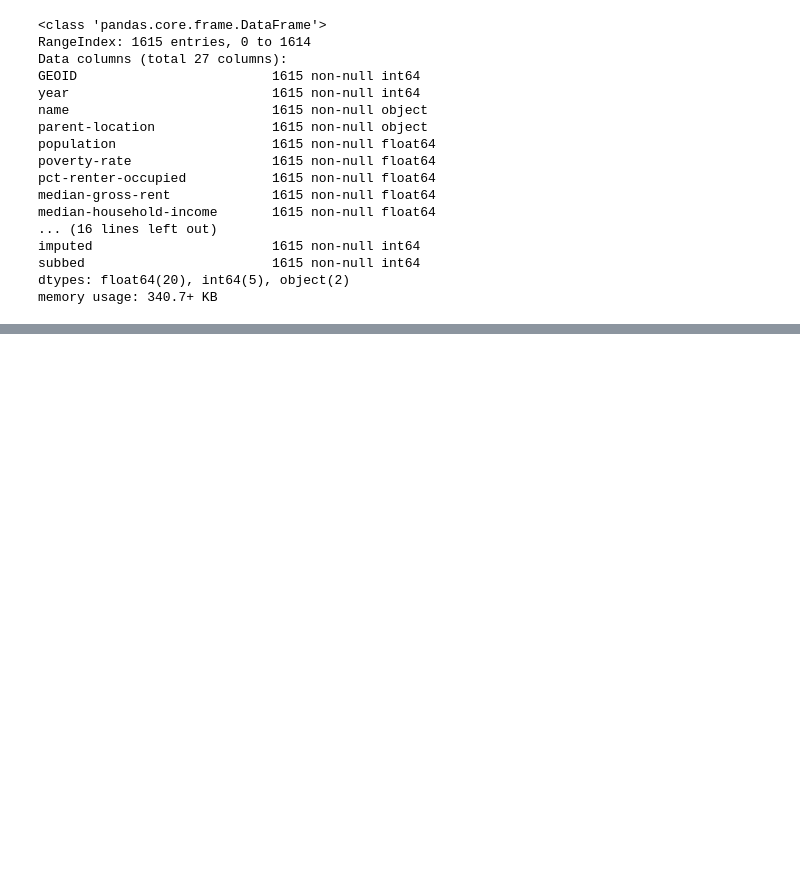
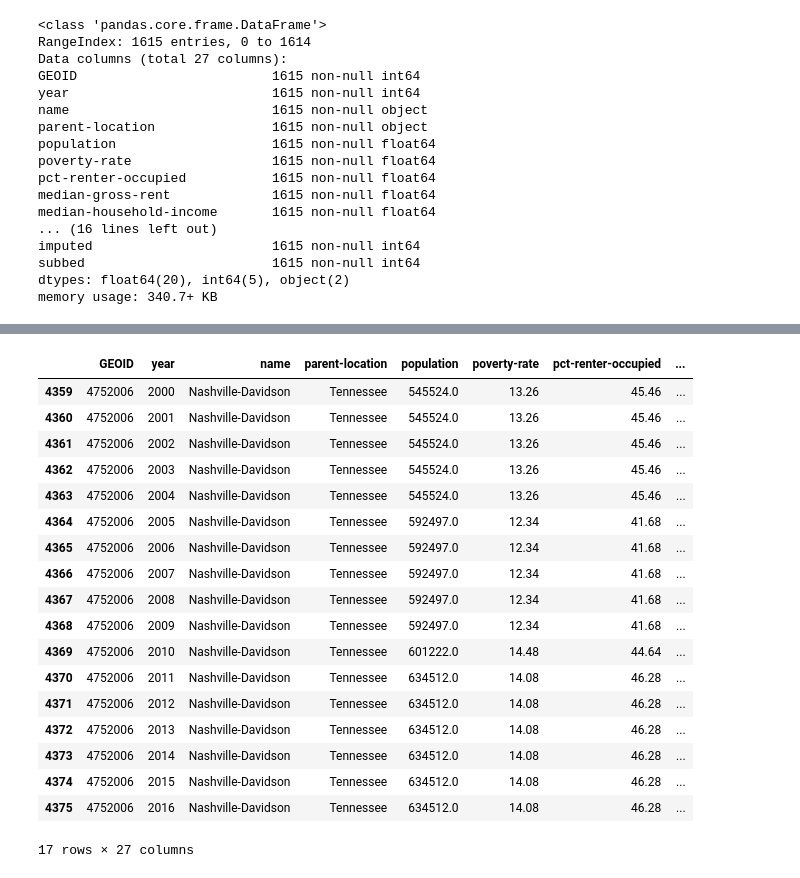
Before and after one commit to paulo-g-martinez/eviction-lab-tn-nss-capstone, a Jupyter notebook: EDA-exploratory-data-analysis.ipynb, the cells around one changed output, grey strips where cells are left out. Saved outputs shown, nothing was run; the diff lists cells and outputs as text; code cells hidden in the pictures; blank space fills up the shorter version.

```diff
--- a/EDA-exploratory-data-analysis.ipynb
+++ b/EDA-exploratory-data-analysis.ipynb
@@ -291,0 +347,3 @@ memory usage: 340.7+ KB
+# %%
+cities_df = pd.read_csv('data/cities.csv')
+cities_df.head()
@@ -291,0 +404,22 @@ memory usage: 340.7+ KB
+# %%
+cities_df[cities_df.name == 'Nashville-Davidson']
+# %% [output]
+|  | GEOID | year | name | parent-location | population | poverty-rate | pct-renter-occupied | ... |
+| 4359 | 4752006 | 2000 | Nashville-Davidson | Tennessee | 545524.0 | 13.26 | 45.46 | ... |
+| 4360 | 4752006 | 2001 | Nashville-Davidson | Tennessee | 545524.0 | 13.26 | 45.46 | ... |
+| 4361 | 4752006 | 2002 | Nashville-Davidson | Tennessee | 545524.0 | 13.26 | 45.46 | ... |
+| 4362 | 4752006 | 2003 | Nashville-Davidson | Tennessee | 545524.0 | 13.26 | 45.46 | ... |
+| 4363 | 4752006 | 2004 | Nashville-Davidson | Tennessee | 545524.0 | 13.26 | 45.46 | ... |
+| 4364 | 4752006 | 2005 | Nashville-Davidson | Tennessee | 592497.0 | 12.34 | 41.68 | ... |
+| 4365 | 4752006 | 2006 | Nashville-Davidson | Tennessee | 592497.0 | 12.34 | 41.68 | ... |
+| 4366 | 4752006 | 2007 | Nashville-Davidson | Tennessee | 592497.0 | 12.34 | 41.68 | ... |
+| 4367 | 4752006 | 2008 | Nashville-Davidson | Tennessee | 592497.0 | 12.34 | 41.68 | ... |
+| 4368 | 4752006 | 2009 | Nashville-Davidson | Tennessee | 592497.0 | 12.34 | 41.68 | ... |
+| 4369 | 4752006 | 2010 | Nashville-Davidson | Tennessee | 601222.0 | 14.48 | 44.64 | ... |
+| 4370 | 4752006 | 2011 | Nashville-Davidson | Tennessee | 634512.0 | 14.08 | 46.28 | ... |
+| 4371 | 4752006 | 2012 | Nashville-Davidson | Tennessee | 634512.0 | 14.08 | 46.28 | ... |
+| 4372 | 4752006 | 2013 | Nashville-Davidson | Tennessee | 634512.0 | 14.08 | 46.28 | ... |
+| 4373 | 4752006 | 2014 | Nashville-Davidson | Tennessee | 634512.0 | 14.08 | 46.28 | ... |
+| 4374 | 4752006 | 2015 | Nashville-Davidson | Tennessee | 634512.0 | 14.08 | 46.28 | ... |
+| 4375 | 4752006 | 2016 | Nashville-Davidson | Tennessee | 634512.0 | 14.08 | 46.28 | ... |
+17 rows × 27 columns
```
Also changed, not shown: parts of 37 cells of this notebook.
